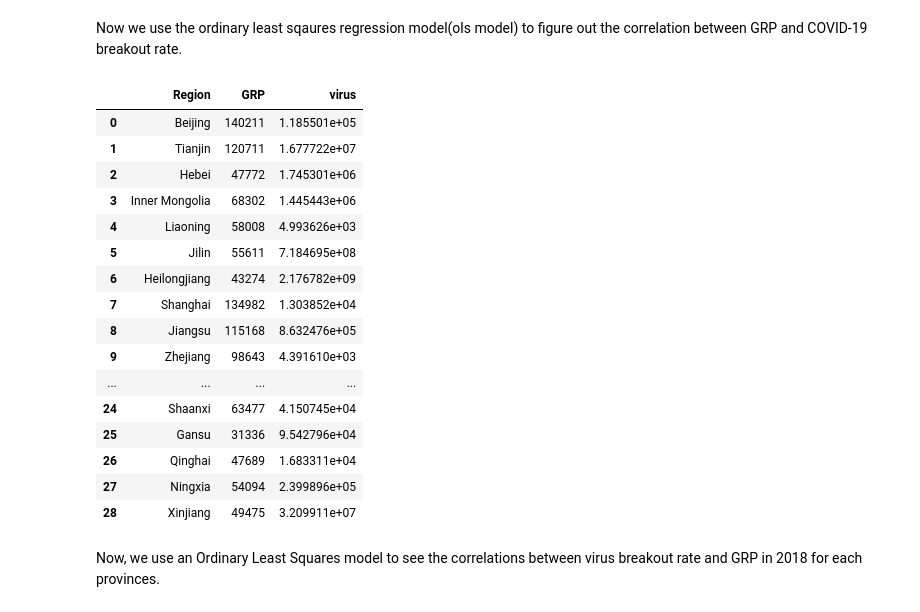
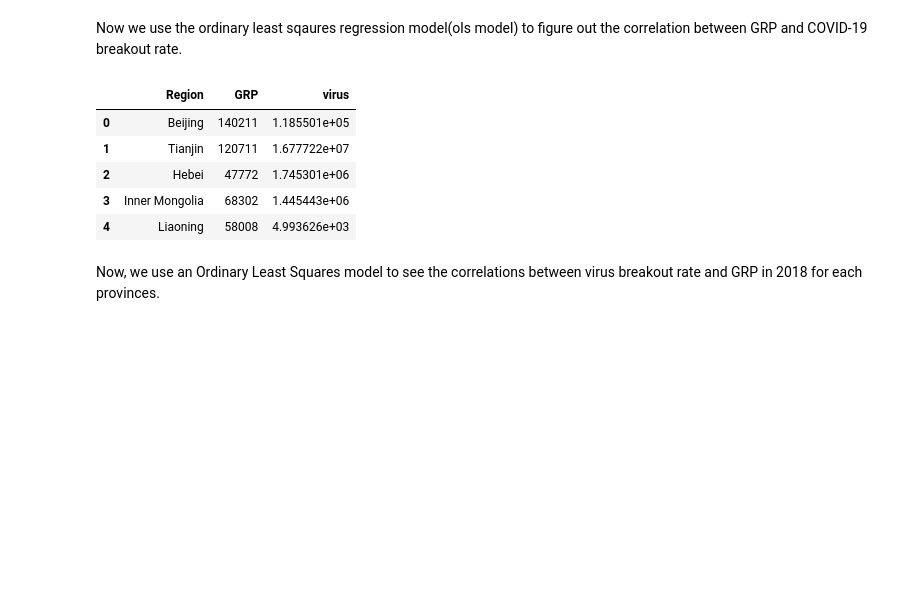
Before and after one commit to Alphaaaaabet/Regional-Economic-Status-and-COVID-19-Spread-Speed-in-China, a Jupyter notebook: FinalProject_group044.ipynb, the cells around one changed output. Cells and saved outputs as stored; diff of their text form; code cells hidden in the pictures; blank space fills up the shorter version.

```diff
--- a/FinalProject_group044.ipynb
+++ b/FinalProject_group044.ipynb
@@ -455,32 +444,21 @@ Now we use the ordinary least sqaures regression model(ols model) to figure out
 # %%
 #single out the GRP in 2018 for each province
 GRP_2018 = GRP[GRP.columns[:2]]
 #single out the virus breakout rate data that we're interested in
 virus = df[['Region','CAGR']]
-#add the data for virus breakout rate data to GRP dataframeby province
+#merge virus breakout rate data with GRP dataframe by province
 GRP_virus = pd.merge(GRP_2018, virus, on = 'Region')
 #rename the columns to be more meaningful and easier for further analyses
 GRP_virus = GRP_virus.rename(columns = {'2018':'GRP'})
 GRP_virus = GRP_virus.rename(columns = {'CAGR':'virus'})
-GRP_virus
+GRP_virus.head()
 # %% [output]
 |  | Region | GRP | virus |
 | 0 | Beijing | 140211 | 1.185501e+05 |
 | 1 | Tianjin | 120711 | 1.677722e+07 |
 | 2 | Hebei | 47772 | 1.745301e+06 |
 | 3 | Inner Mongolia | 68302 | 1.445443e+06 |
 | 4 | Liaoning | 58008 | 4.993626e+03 |
-| 5 | Jilin | 55611 | 7.184695e+08 |
-| 6 | Heilongjiang | 43274 | 2.176782e+09 |
-| 7 | Shanghai | 134982 | 1.303852e+04 |
-| 8 | Jiangsu | 115168 | 8.632476e+05 |
-| 9 | Zhejiang | 98643 | 4.391610e+03 |
-| ... | ... | ... | ... |
-| 24 | Shaanxi | 63477 | 4.150745e+04 |
-| 25 | Gansu | 31336 | 9.542796e+04 |
-| 26 | Qinghai | 47689 | 1.683311e+04 |
-| 27 | Ningxia | 54094 | 2.399896e+05 |
-| 28 | Xinjiang | 49475 | 3.209911e+07 |
 # %% [markdown]
 Now, we use an Ordinary Least Squares model to see the correlations between virus breakout rate and GRP in 2018 for each provinces.
 # %%
```
Also changed, not shown: parts of 10 cells of this notebook.
